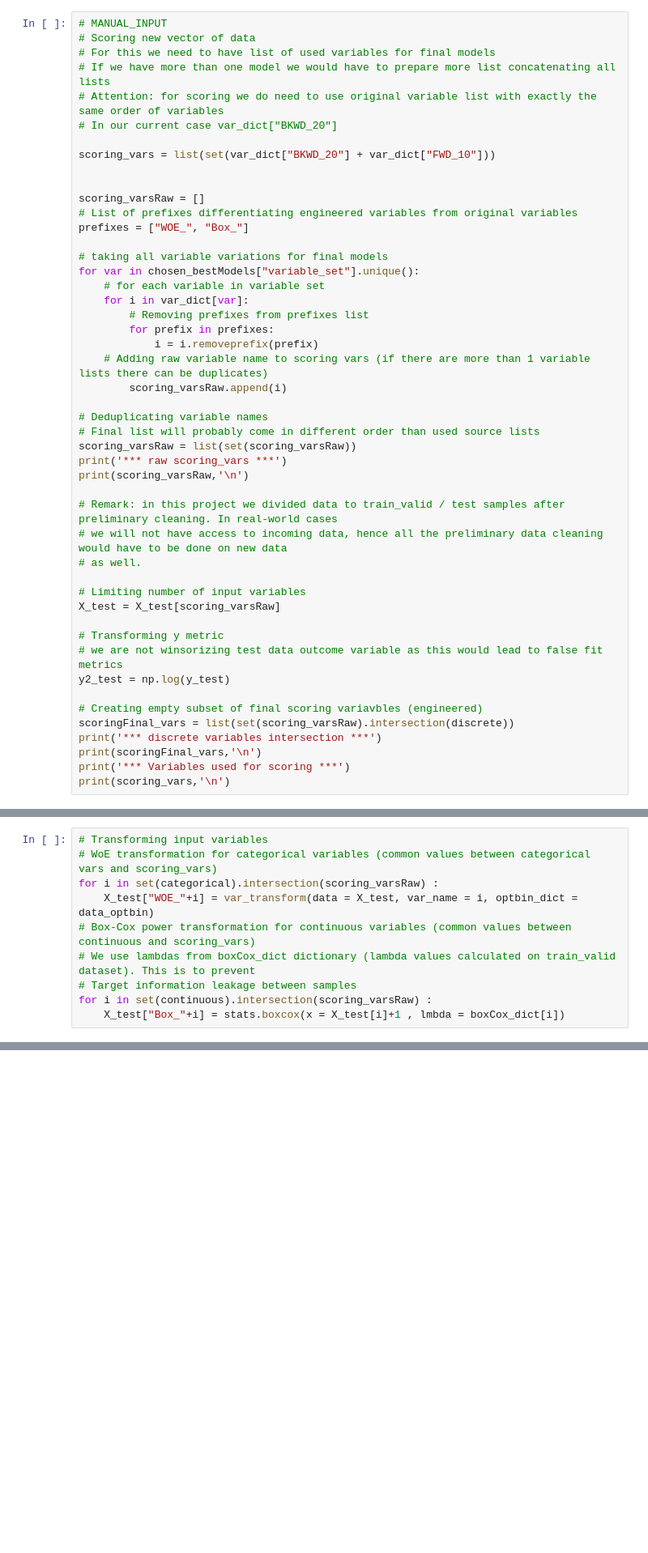
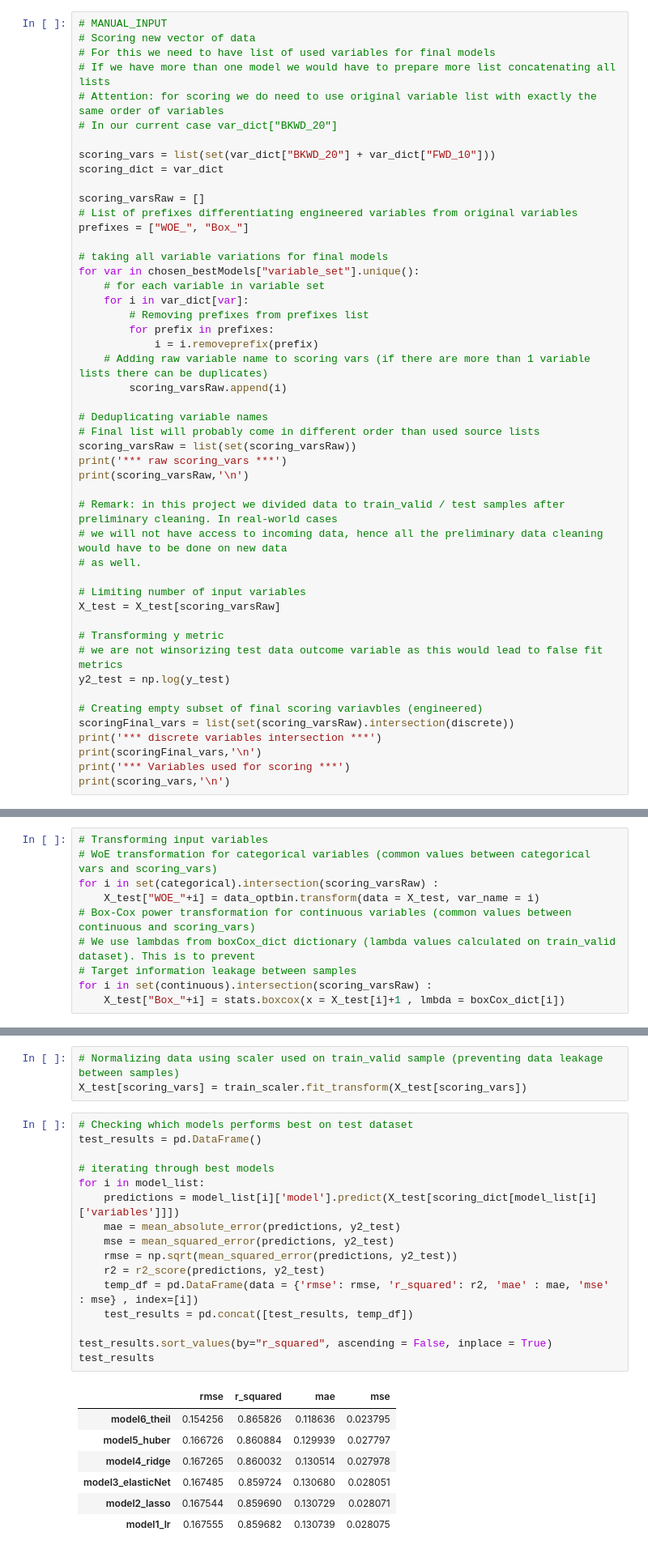
Before and after one commit to TGusciora/Python, a Jupyter notebook: GP23_PredictingHouseSalePrices/notebooks/002.GP23_tg_Scoring_Test.ipynb, the cells around one changed output, grey strips where cells are left out. Shown at 81% size. Saved outputs shown, nothing was run; the diff lists cells and outputs as text; blank space fills up the shorter version.

```diff
--- a/GP23_PredictingHouseSalePrices/notebooks/002.GP23_tg_Scoring_Test.ipynb
+++ b/GP23_PredictingHouseSalePrices/notebooks/002.GP23_tg_Scoring_Test.ipynb
@@ -123,7 +154,7 @@ y_test = pd.read_csv(file)
 # In our current case var_dict["BKWD_20"]
 
 scoring_vars = list(set(var_dict["BKWD_20"] + var_dict["FWD_10"]))
-
+scoring_dict = var_dict
 
 scoring_varsRaw = []
 # List of prefixes differentiating engineered variables from original variables
@@ -168,7 +206,7 @@ KeyError: 'variable_set'
 # Transforming input variables
 # WoE transformation for categorical variables (common values between categorical vars and scoring_vars)
 for i in set(categorical).intersection(scoring_varsRaw) :
-    X_test["WOE_"+i] = var_transform(data = X_test, var_name = i, optbin_dict = data_optbin)
+    X_test["WOE_"+i] = data_optbin.transform(data = X_test, var_name = i)
 # Box-Cox power transformation for continuous variables (common values between continuous and scoring_vars)
 # We use lambdas from boxCox_dict dictionary (lambda values calculated on train_valid dataset). This is to prevent
 # Target information leakage between samples
@@ -176,0 +227,27 @@ for i in set(continuous).intersection(scoring_varsRaw) :
+# %%
+# Normalizing data using scaler used on train_valid sample (preventing data leakage between samples)
+X_test[scoring_vars] = train_scaler.fit_transform(X_test[scoring_vars])
+# %%
+# Checking which models performs best on test dataset
+test_results = pd.DataFrame()
+
+# iterating through best models
+for i in model_list:
+    predictions = model_list[i]['model'].predict(X_test[scoring_dict[model_list[i]['variables']]])
+    mae = mean_absolute_error(predictions, y2_test)
+    mse = mean_squared_error(predictions, y2_test)
+    rmse = np.sqrt(mean_squared_error(predictions, y2_test))
+    r2 = r2_score(predictions, y2_test)
+    temp_df = pd.DataFrame(data = {'rmse': rmse, 'r_squared': r2, 'mae' : mae, 'mse' : mse} , index=[i])
+    test_results = pd.concat([test_results, temp_df])
+
+test_results.sort_values(by="r_squared", ascending = False, inplace = True)
+test_results
+# %% [output]
+|  | rmse | r_squared | mae | mse |
+| model6_theil | 0.154256 | 0.865826 | 0.118636 | 0.023795 |
+| model5_huber | 0.166726 | 0.860884 | 0.129939 | 0.027797 |
+| model4_ridge | 0.167265 | 0.860032 | 0.130514 | 0.027978 |
+| model3_elasticNet | 0.167485 | 0.859724 | 0.130680 | 0.028051 |
+| model2_lasso | 0.167544 | 0.859690 | 0.130729 | 0.028071 |
+| model1_lr | 0.167555 | 0.859682 | 0.130739 | 0.028075 |
```
Also changed, not shown: parts of 7 cells of this notebook, 2 other files.
